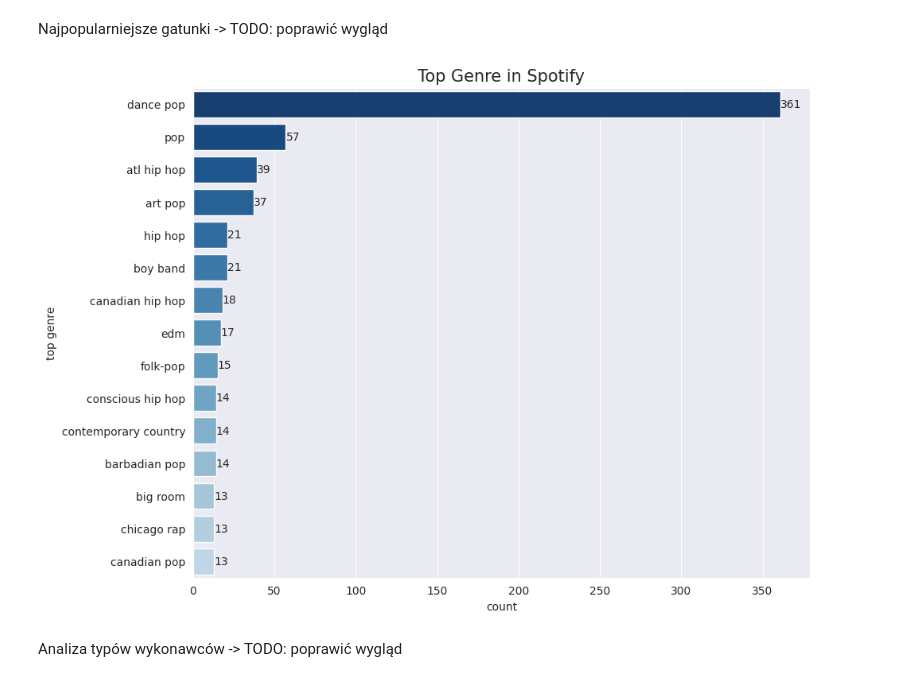
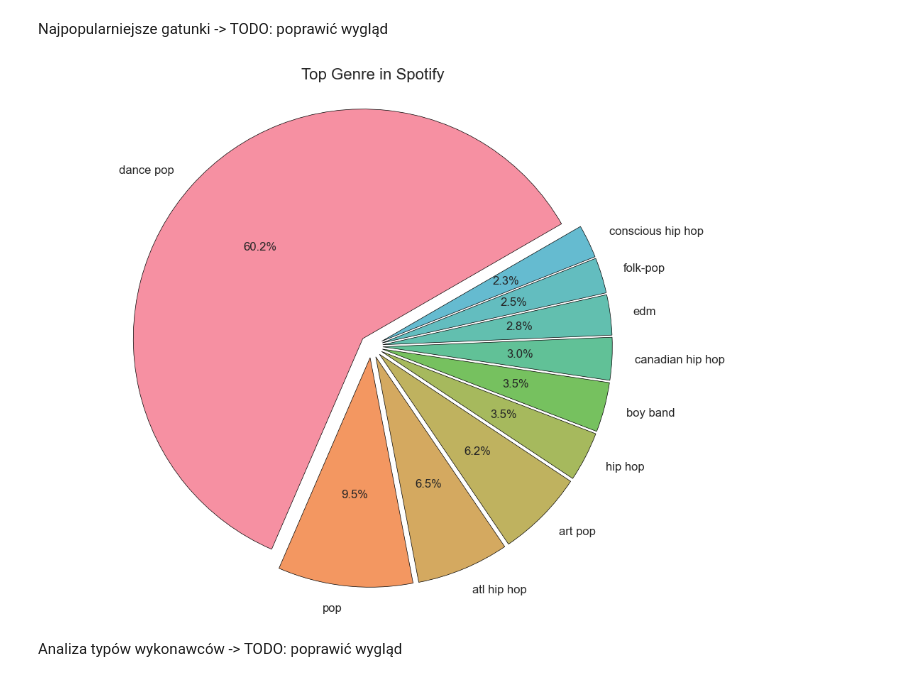
Before and after one commit to Martka-c/Spotify_top_songs_EDA, a Jupyter notebook: main.ipynb, the cells around one changed output. Cells and saved outputs as stored; diff of their text form; code cells hidden in the pictures.

```diff
--- a/main.ipynb
+++ b/main.ipynb
@@ -50,21 +78,28 @@ memory usage: 132.9+ KB
 sns.set_style("darkgrid")
 # %% [markdown]
 Najpopularniejsze gatunki -> TODO: poprawić wygląd
-# %%
-#As we are looking at the Top Genre( we just look at the 15th top genre's values)
-
-# funkcja zwracająca odcień koloru
-def get_color(value):
-    color = sns.color_palette('deep', 15)[labels.index(value)]
-    return sns.light_palette(color, n_colors=5)[-2]
-
-plt.figure(figsize=(10,8))
-plt.title('Top Genre in Spotify',fontsize=15)
-ax = sns.countplot(data=df, y="top genre", order=df['top genre'].value_counts().index[0:15], palette=sns.color_palette("Blues_r", n_colors=20))
-for i in ax.containers:
-    ax.bar_label(i)
-# %% [output]
-[figure, removed]
+# %%
+# wybierzmy tylko 10 najlepszych gatunków muzycznych
+top_genres = df['top genre'].value_counts().head(10)
+
+# funkcja zwracająca odcień koloru
+def get_color(value):
+    color = sns.color_palette('husl', 15)[top_genres.index.get_loc(value)]
+    return sns.light_palette(color, n_colors=5)[-2]
+
+# tworzenie wykresu kołowego
+plt.figure(figsize=(10, 8))
+plt.title('Top Genre in Spotify', fontsize=16)
+
+explode = (0.05, 0.05, 0.05, 0.05, 0.05, 0.05, 0.05, 0.05, 0.05, 0.05)
+
+colors = [get_color(g) for g in top_genres.index]
+plt.pie(top_genres, labels=top_genres.index, explode=explode, autopct='%1.1f%%', colors=colors, startangle=30, textprops={'fontsize': 12}, wedgeprops={'edgecolor': 'black', 'linewidth': 0.5})
+
+plt.axis('equal')
+plt.show()
+# %% [output]
+[figure, added]
 # %% [markdown]
 
 Analiza typów wykonawców -> TODO: poprawić wygląd
```
Also changed, not shown: parts of 12 cells of this notebook.
